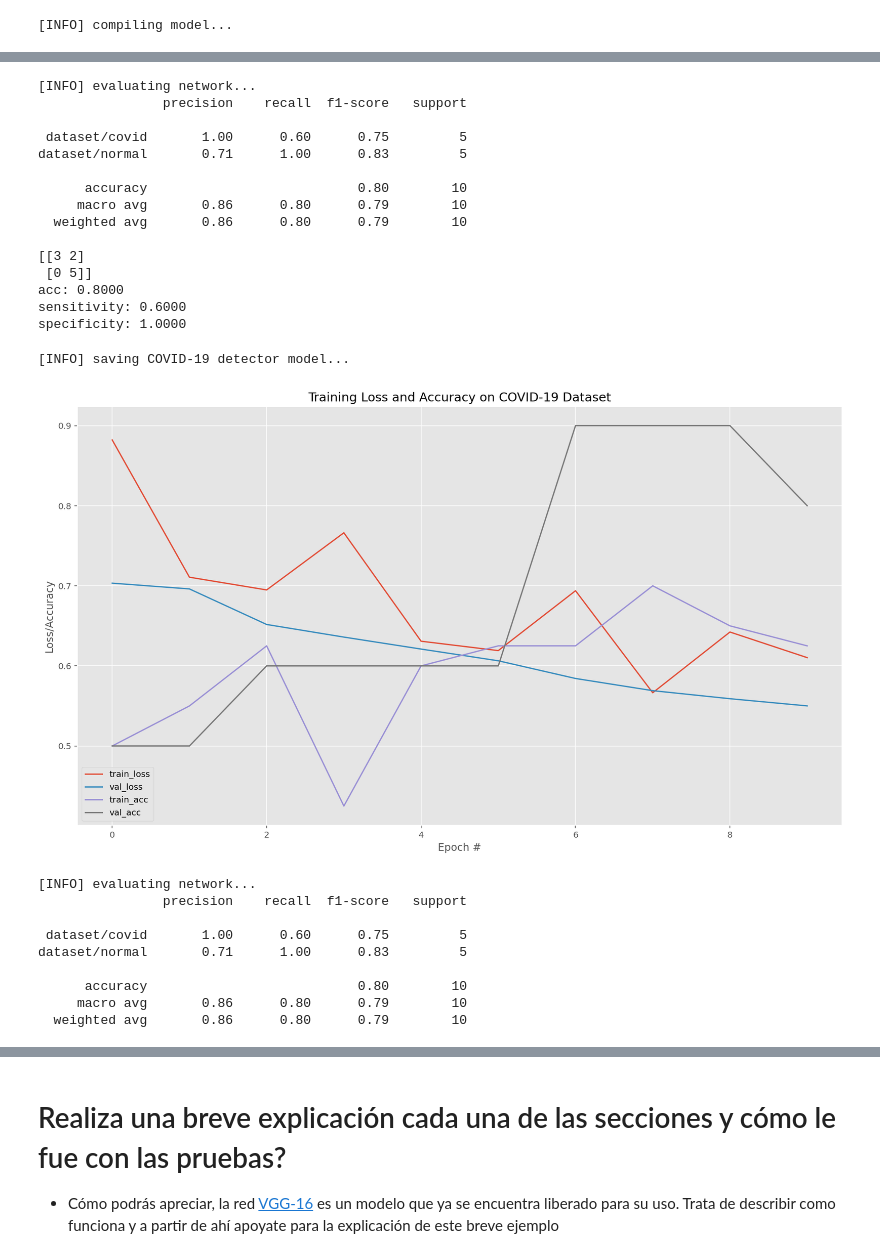
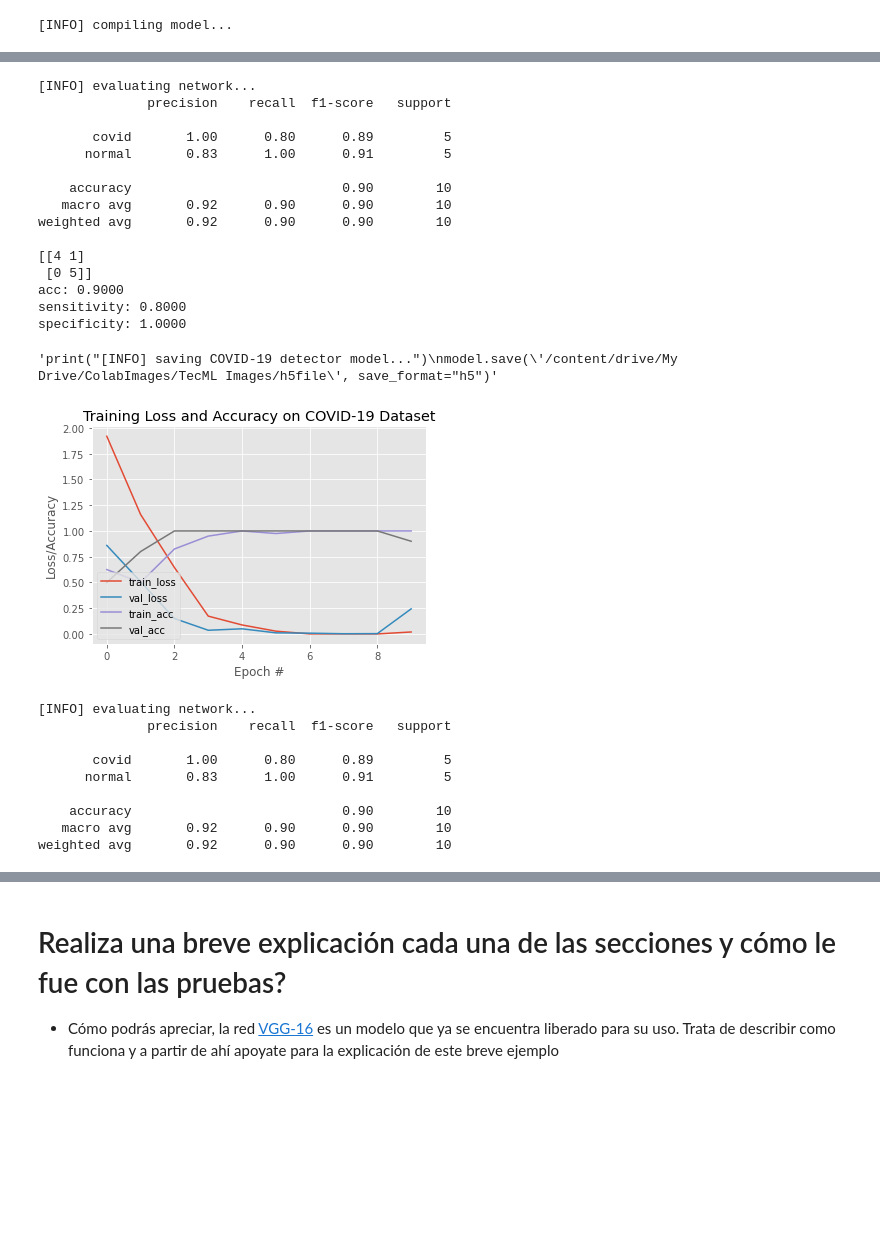
Before and after one commit to ACSBSC/Machine_Learning_A01650066, a Jupyter notebook: Examen/Examen Parcial 2 - MLWoAns.ipynb, the cells around one changed output, grey strips where cells are left out. Cells and saved outputs as stored; diff of their text form; code cells hidden in the pictures; blank space fills up the shorter version.

Commit message:
Last update

```diff
--- a/Examen/Examen Parcial 2 - MLWoAns.ipynb
+++ b/Examen/Examen Parcial 2 - MLWoAns.ipynb
@@ -1516,7 +1522,7 @@ test2 = to_categorical(test2)
 # partition the data into training and testing splits using 80% of
 # the data for training and the remaining 20% for testing
 
-#Completa = train_test_split(data, labels,
+X_train, X_test, y_train, y_test = train_test_split(data, labels,
 	test_size=0.20, stratify=labels, random_state=42)
 
 # initialize the training data augmentation object
@@ -1531,12 +1560,16 @@ baseModel = VGG16(weights="imagenet", include_top=False,
+# %%
+last_layer = baseModel.get_layer('block5_pool')
+last_output = last_layer.output
 # %%
 # construct the head of the model that will be placed on top of the
 # the base model
-headModel = #Completa
-headModel = #Completa
-headModel = #Completa
-headModel = #Completa
-headModel = #Completa
-headModel = #Completa
+
+headModel = Flatten()(last_output)
+headModel = Dense(1024, activation = 'relu')(headModel)
+headModel = Dense(512, activation = 'relu')(headModel)
+headModel = Dense(256, activation = 'relu')(headModel)
+headModel = Dropout(0.2)(headModel)
+headModel = Dense(2, activation = 'sigmoid' )(headModel)
 # %%
 # place the head FC model on top of the base model (this will become
 # the actual model we will train)
@@ -1557,11 +1590,11 @@ model.compile(loss="binary_crossentropy", optimizer=opt,
 # %%
 # train the head of the network
 print("[INFO] training head...")
-H = model.fit_generator(
-	trainAug.flow(trainX, trainY, batch_size=BS),
-	steps_per_epoch=len(trainX) // BS,
-	validation_data=(testX, testY),
-	validation_steps=len(testX) // BS,
+H = model.fit(
+	trainAug.flow(X_train, y_train, batch_size=BS),
+	steps_per_epoch=len(X_train) // BS,
+	validation_data=(X_test, y_test),
+	validation_steps=len(X_test) // BS,
 	epochs=EPOCHS)
 # %% [output]
 [INFO] training head...
@@ -1584,19 +1617,19 @@ Epoch 10/10
 # %%
 # make predictions on the testing set
 print("[INFO] evaluating network...")
-predIdxs = model.predict(testX, batch_size=BS)
+predIdxs = model.predict(X_test, batch_size=BS)
 
 # for each image in the testing set we need to find the index of the
 # label with corresponding largest predicted probability
 predIdxs = np.argmax(predIdxs, axis=1)
 
 # show a nicely formatted classification report
-print(classification_report(testY.argmax(axis=1), predIdxs,
-	target_names=lbs.classes_))
+print(classification_report(y_test.argmax(axis=1), predIdxs,
+	target_names=lbs.classes_, labels = [0,1]))
 
 # compute the confusion matrix and and use it to derive the raw
 # accuracy, sensitivity, and specificity
-cm = confusion_matrix(testY.argmax(axis=1), predIdxs)
+cm = confusion_matrix(y_test.argmax(axis=1), predIdxs)
 total = sum(sum(cm))
 acc = (cm[0, 0] + cm[1, 1]) / total
 sensitivity = cm[0, 0] / (cm[0, 0] + cm[0, 1])
@@ -1609,60 +1642,60 @@ print("sensitivity: {:.4f}".format(sensitivity))
 print("specificity: {:.4f}".format(specificity))
 # %% [output]
 [INFO] evaluating network...
-                precision    recall  f1-score   support
+              precision    recall  f1-score   support
 
- dataset/covid       1.00      0.60      0.75         5
-dataset/normal       0.71      1.00      0.83         5
+       covid       1.00      0.80      0.89         5
+      normal       0.83      1.00      0.91         5
 
-      accuracy                           0.80        10
-     macro avg       0.86      0.80      0.79        10
-  weighted avg       0.86      0.80      0.79        10
+    accuracy                           0.90        10
+   macro avg       0.92      0.90      0.90        10
+weighted avg       0.92      0.90      0.90        10
 
-[[3 2]
+[[4 1]
  [0 5]]
-acc: 0.8000
-sensitivity: 0.6000
+acc: 0.9000
+sensitivity: 0.8000
 specificity: 1.0000
 # %%
 # plot the training loss and accuracy
 N = EPOCHS
 plt.style.use("ggplot")
 plt.figure()
 plt.plot(np.arange(0, N), H.history["loss"], label="train_loss")
 plt.plot(np.arange(0, N), H.history["val_loss"], label="val_loss")
 plt.plot(np.arange(0, N), H.history["accuracy"], label="train_acc")
 plt.plot(np.arange(0, N), H.history["val_accuracy"], label="val_acc")
 plt.title("Training Loss and Accuracy on COVID-19 Dataset")
 plt.xlabel("Epoch #")
 plt.ylabel("Loss/Accuracy")
 plt.legend(loc="lower left")
 plt.savefig("results.png")
 
 # serialize the model to disk
-print("[INFO] saving COVID-19 detector model...")
-model.save(#Completa, save_format="h5")
+'''print("[INFO] saving COVID-19 detector model...")
+model.save('/content/drive/My Drive/ColabImages/TecML Images/h5file', save_format="h5")'''
 # %% [output]
-[INFO] saving COVID-19 detector model...
+'print("[INFO] saving COVID-19 detector model...")\nmodel.save(\'/content/drive/My Drive/ColabImages/TecML Images/h5file\', save_format="h5")'
-[figure, old version]
+[figure, new version]
 # %%
 # make predictions on the testing set
 print("[INFO] evaluating network...")
-predIdxs = model.predict(testX, batch_size=BS)
+predIdxs = model.predict(X_test, batch_size=BS)
 # for each image in the testing set we need to find the index of the
 # label with corresponding largest predicted probability
 predIdxs = np.argmax(predIdxs, axis=1)
 # show a nicely formatted classification report
-print(classification_report(testY.argmax(axis=1), predIdxs, target_names=lbs.classes_))
+print(classification_report(y_test.argmax(axis=1), predIdxs, target_names=lbs.classes_))
 # %% [output]
 [INFO] evaluating network...
-                precision    recall  f1-score   support
+              precision    recall  f1-score   support
 
- dataset/covid       1.00      0.60      0.75         5
-dataset/normal       0.71      1.00      0.83         5
+       covid       1.00      0.80      0.89         5
+      normal       0.83      1.00      0.91         5
 
-      accuracy                           0.80        10
-     macro avg       0.86      0.80      0.79        10
-  weighted avg       0.86      0.80      0.79        10
+    accuracy                           0.90        10
+   macro avg       0.92      0.90      0.90        10
+weighted avg       0.92      0.90      0.90        10
 # %%
 # compute the confusion matrix and and use it to derive the raw
 # accuracy, sensitivity, and specificity
```
Also changed, not shown: parts of 14 cells of this notebook.
